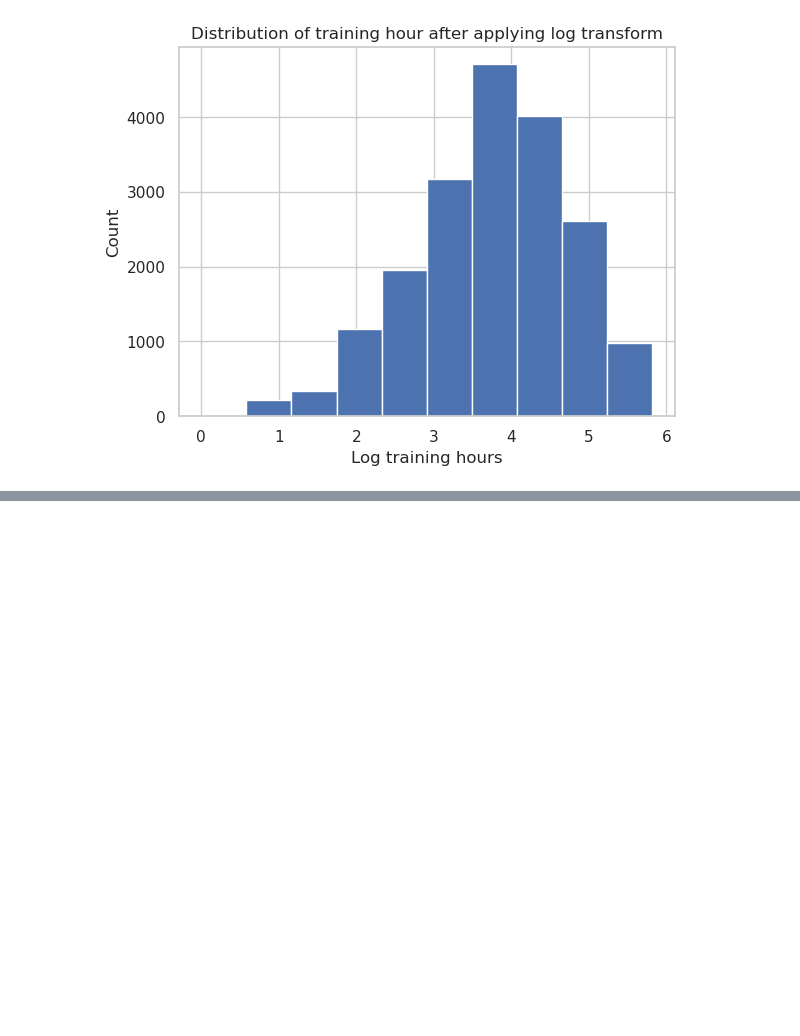
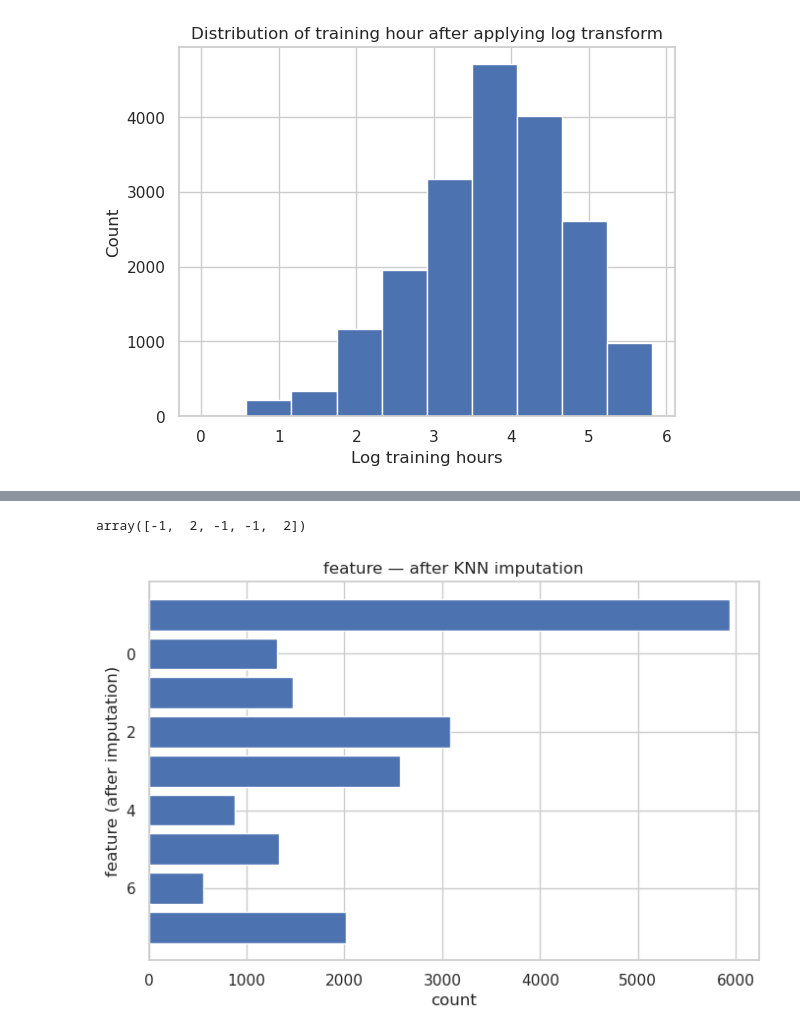
Before and after one commit to DinhXuanKhuong/Job-Change-of-Data-Scientists_Logistic-Regression-From-Scratch, a Jupyter notebook: notebooks/02_preprocessing.ipynb, the cells around one changed output, grey strips where cells are left out. Saved outputs shown, nothing was run; the diff lists cells and outputs as text; code cells hidden in the pictures; blank space fills up the shorter version.

```diff
--- a/notebooks/02_preprocessing.ipynb
+++ b/notebooks/02_preprocessing.ipynb
@@ -159,0 +343,3 @@ plt.show()
+# %%
+company_sz = col_arrays["company_size"]
+np.unique(company_sz)
@@ -159,0 +362,41 @@ plt.show()
+# %%
+
+mapping = {
+    "<10": 0,
+    "10/49": 1,
+    "50-99": 2,
+    "100-500": 3,
+    "500-999": 4,
+    "1000-4999": 5,
+    "5000-9999": 6,
+    "10000+": 7,
+    "": -1,           # missing
+}
+
+# vectorized mapping
+size_encoded = np.vectorize(mapping.get)(company_sz)
+size_encoded_viz = size_encoded.copy()
+size_encoded[:5]
+# %% [output]
+array([-1,  2, -1, -1,  2])
+# %%
+def plot_imputation(unique, counts):
+    plt.figure(figsize=(8, 5))
+    plt.barh(unique, counts)
+    plt.xlabel("count")
+    plt.ylabel("feature (after imputation)")
+    plt.title("feature — after KNN imputation")
+    plt.gca().invert_yaxis()
+    plt.show()
+# %%
+unique, counts = np.unique(size_encoded_viz, return_counts=True)
+
+# sort by count descending
+sort_idx = np.argsort(counts)[::-1]
+unique = unique[sort_idx]
+counts = counts[sort_idx]
+
+# plot
+plot_imputation(unique, counts)
+# %% [output]
+[figure, added]
```
Also changed, not shown: parts of 77 cells of this notebook, 5 other files.
